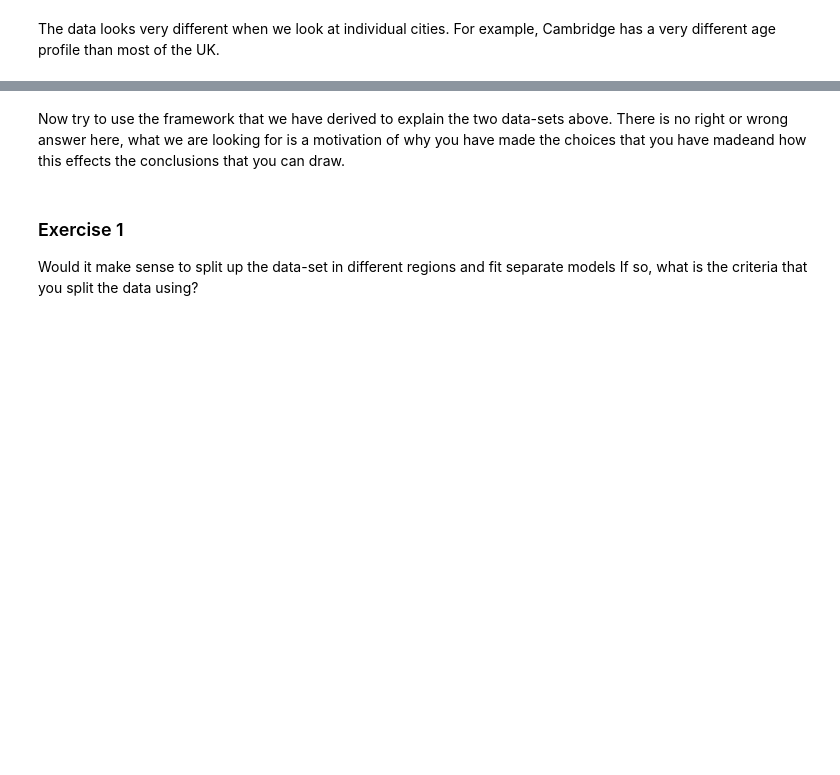
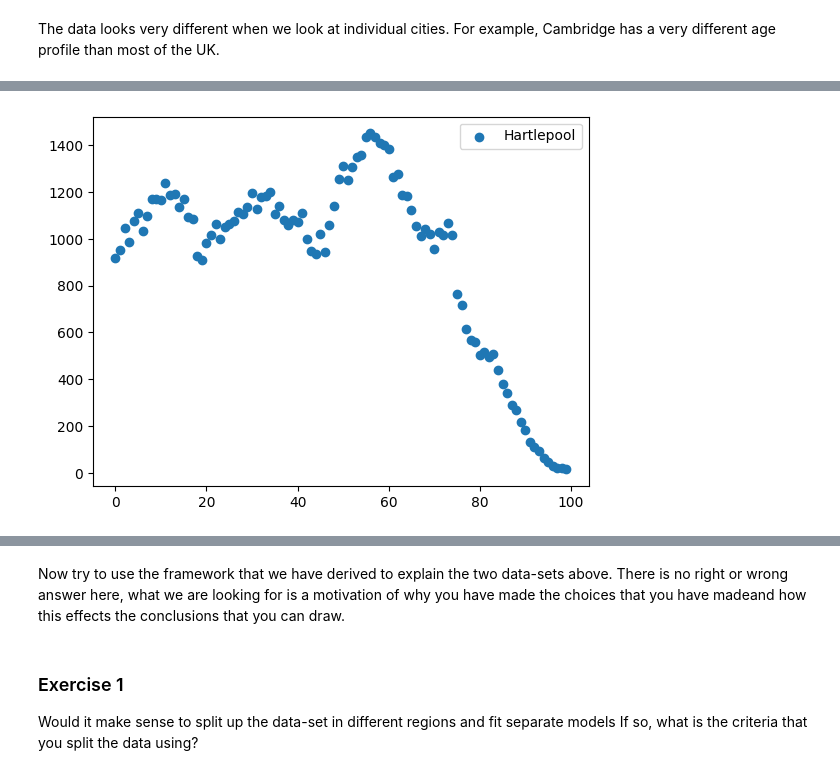
Before and after one commit to Pidongg/pz286_ads_2024, a Jupyter notebook: _notebooks/03-address_glm.ipynb, the cells around one changed output, grey strips where cells are left out. Drawn from its saved outputs; the diff is of its cells as text; code cells hidden in the pictures; blank space fills up the shorter version.

```diff
--- a/_notebooks/03-address_glm.ipynb
+++ b/_notebooks/03-address_glm.ipynb
@@ -713,0 +776,9 @@ plt.show()
+# %%
+x_values = range(100)
+
+plt.scatter(x_values, age_df.loc['Hartlepool'], label='Hartlepool')
+
+plt.legend()
+plt.show()
+# %% [output]
+[figure, added]
```
Also changed, not shown: parts of 64 cells of this notebook.
